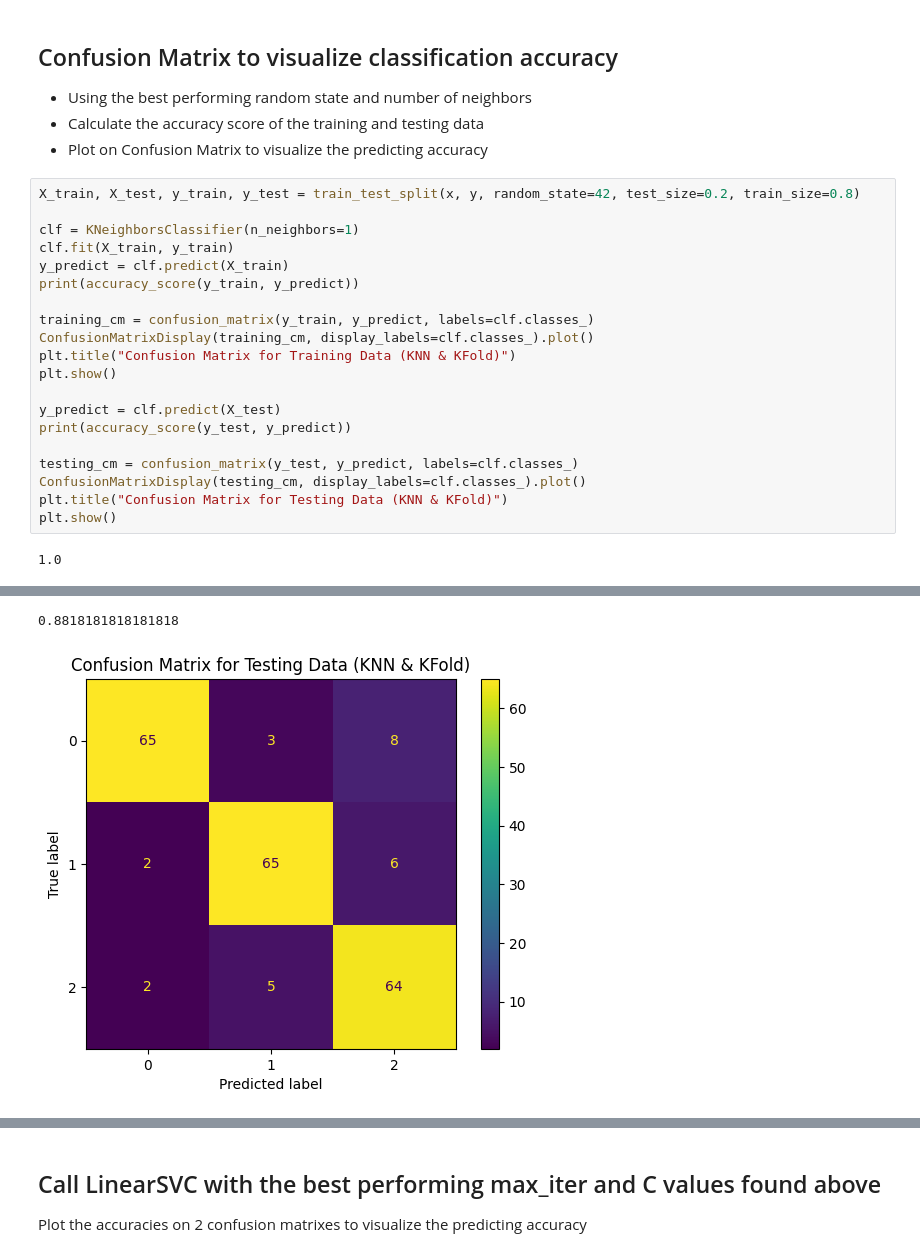
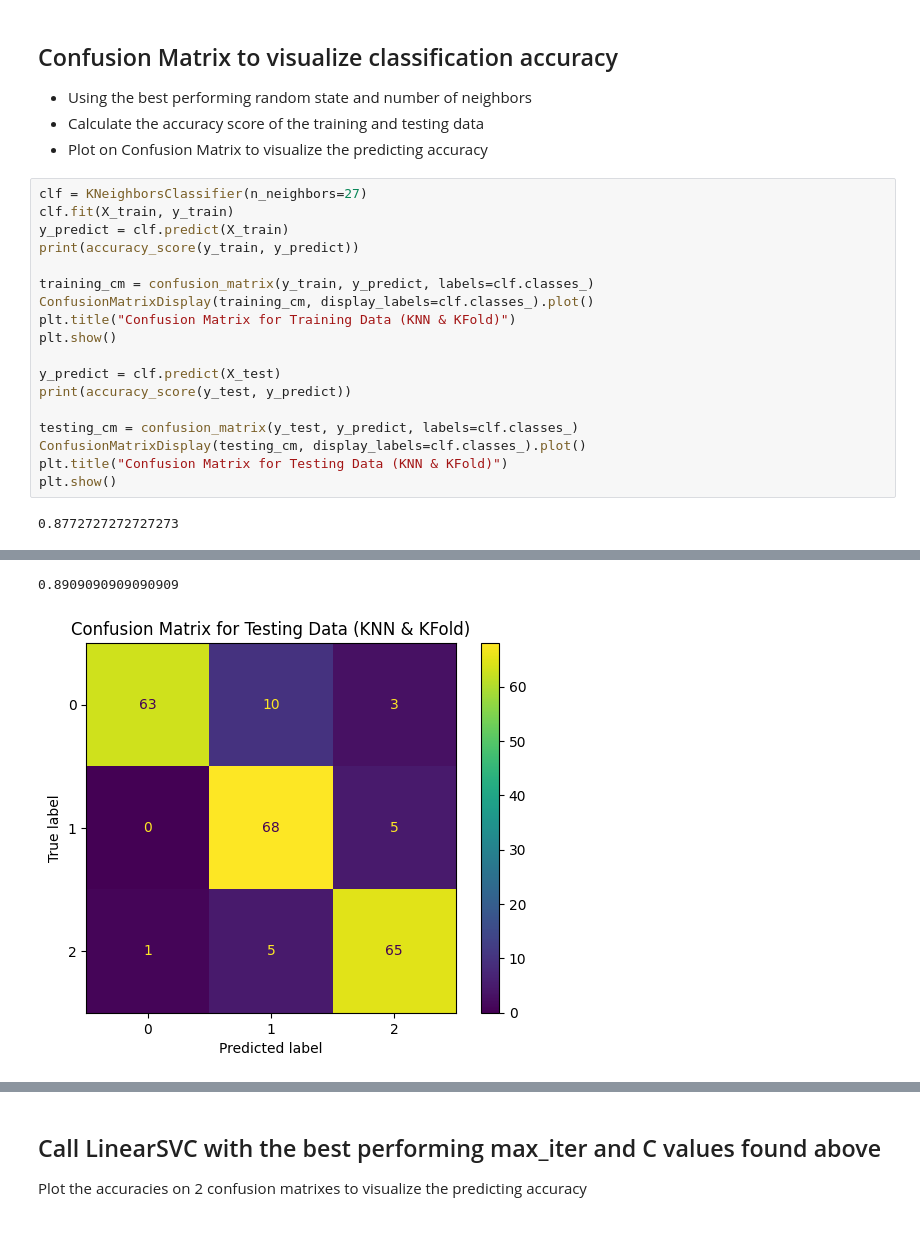
Before and after one commit to ZacPerry-dev/Student-Stress-Factors, a Jupyter notebook: question1.ipynb, the cells around one changed output, grey strips where cells are left out. Drawn from its saved outputs; the diff is of its cells as text.

```diff
--- a/question1.ipynb
+++ b/question1.ipynb
@@ -65,9 +80,7 @@ for k in range(1, 30, 2):
 - Calculate the accuracy score of the training and testing data
 - Plot on Confusion Matrix to visualize the predicting accuracy
 # %%
-X_train, X_test, y_train, y_test = train_test_split(x, y, random_state=42, test_size=0.2, train_size=0.8)
-
-clf = KNeighborsClassifier(n_neighbors=1)
+clf = KNeighborsClassifier(n_neighbors=27)
 clf.fit(X_train, y_train)
 y_predict = clf.predict(X_train)
 print(accuracy_score(y_train, y_predict))
@@ -85,4 +98,4 @@ ConfusionMatrixDisplay(testing_cm, display_labels=clf.classes_).plot()
 plt.title("Confusion Matrix for Testing Data (KNN & KFold)")
 plt.show()
 # %% [output]
-1.0
+0.8772727272727273
@@ -90,5 +103,5 @@ plt.show()
-0.8818181818181818
+0.8909090909090909
-[figure, old version]
+[figure, new version]
 # %% [markdown]
 ## Linear SVC Attempt
 Use Linear SVC on the data to determine if it can predict the stress level of a new student based on the similarity of their stress factors to those of known students.
```
Also changed, not shown: parts of 5 cells of this notebook.
